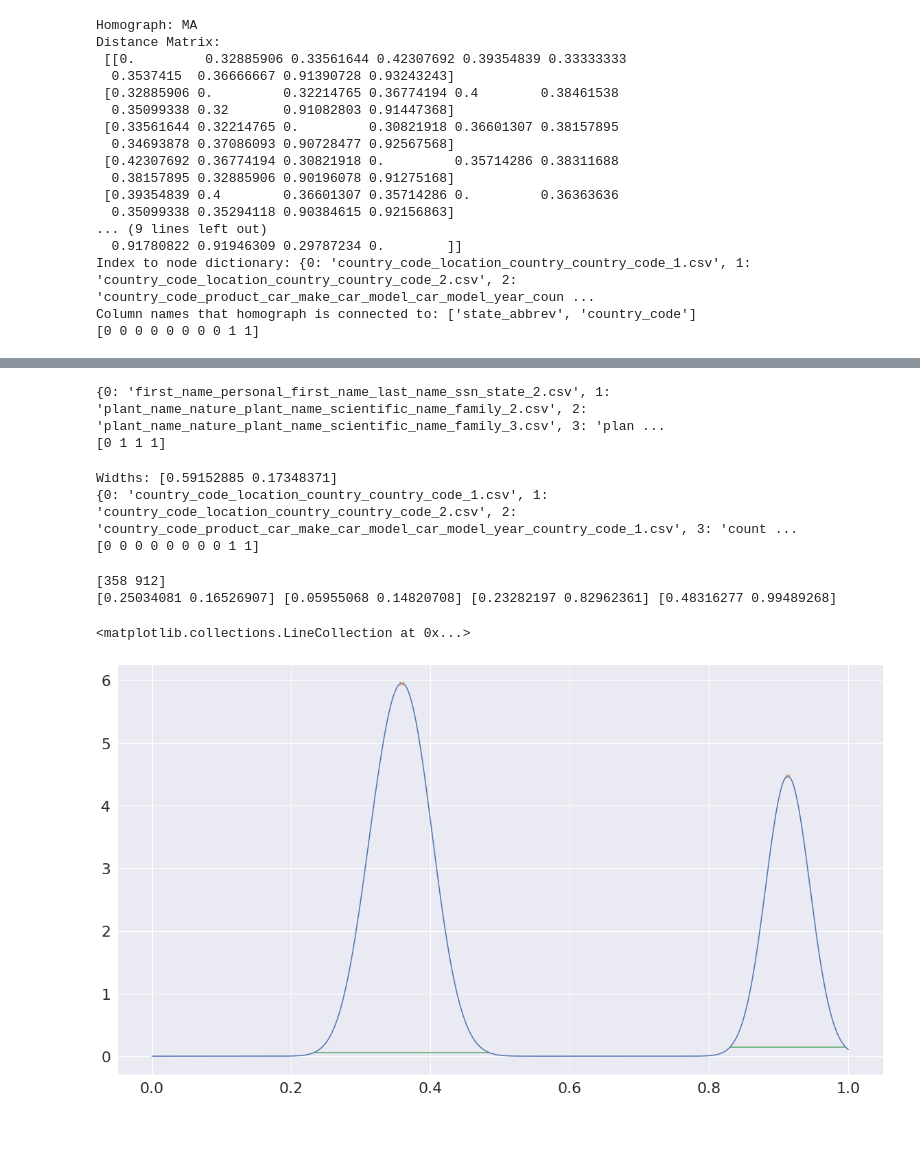
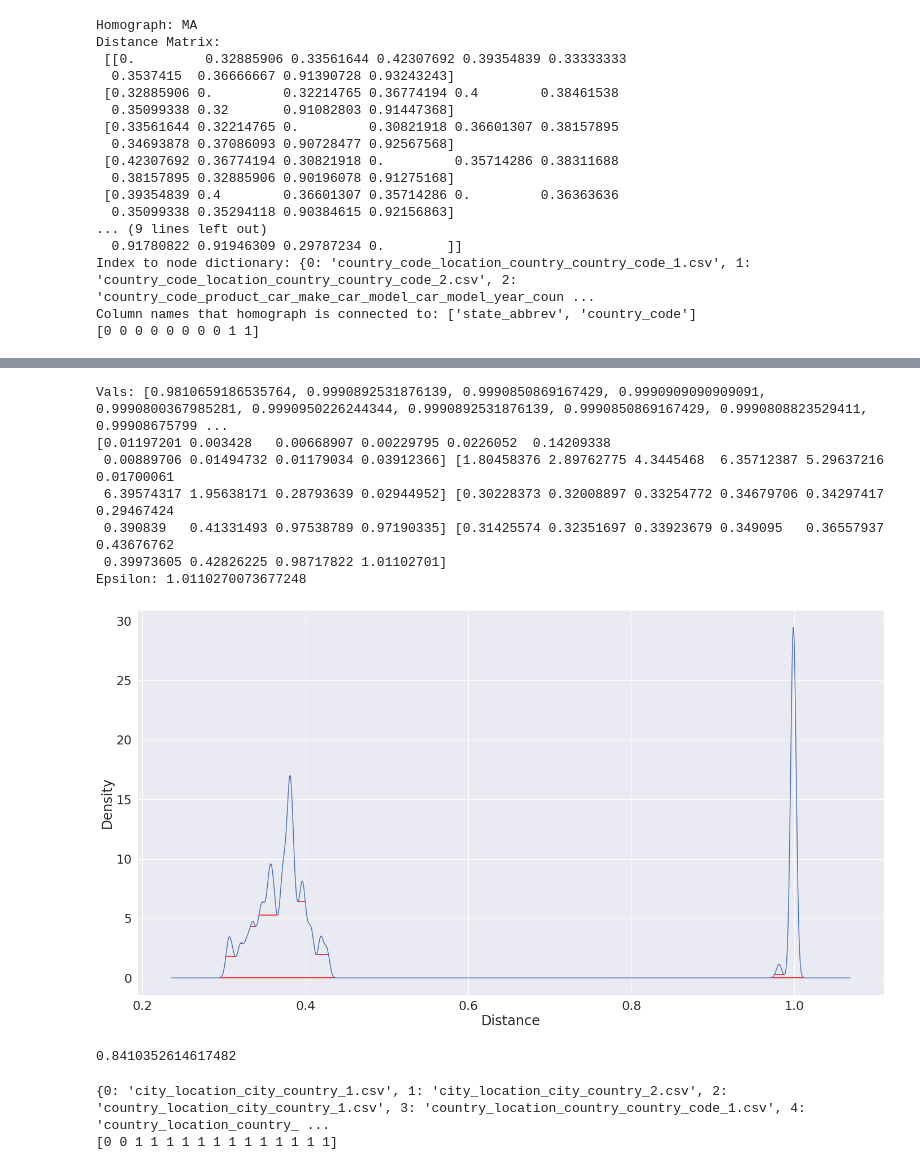
Before and after one commit to northeastern-datalab/domain_net, a Jupyter notebook: network_analysis/notebooks/num_meanings/pairwise_measures.ipynb, the cells around one changed output, grey strips where cells are left out. Saved outputs shown, nothing was run; the diff lists cells and outputs as text; code cells hidden in the pictures; blank space fills up the shorter version.

Commit message:
Updated Epsilon computation

```diff
--- a/network_analysis/notebooks/num_meanings/pairwise_measures.ipynb
+++ b/network_analysis/notebooks/num_meanings/pairwise_measures.ipynb
@@ -316,0 +295,4 @@ plt.hlines(y=width_heights, xmin=x_mins, xmax=x_maxs, color="C2")
+# %%
+node = 'Jamaica'
+print(node_to_idx_dict[node])
+node_to_matrix_dict[node]
@@ -317,44 +318,36 @@ plt.hlines(y=width_heights, xmin=x_mins, xmax=x_maxs, color="C2")
+# %%
+num_samples=5000
+vals = get_vals_in_range(node_to_matrix_dict[node], lower_bound=0, upper_bound=1)
+density, samples, lower_bnd, upper_bnd = get_kde(vals, bandwidth_multiplier=20, num_samples=num_samples)
+
+widths, width_heights, left_pos, right_pos = get_peak_widths(density, lower_bnd, upper_bnd, num_samples=num_samples, rel_height=0.999)
+
+epsilon = max(right_pos)
+print('Vals:', vals)
+print(widths, width_heights, left_pos, right_pos)
+print('Epsilon:', epsilon)
+
+plt.plot(samples, density)
+plt.hlines(y=width_heights, xmin=left_pos, xmax=right_pos, colors='red')
+plt.xlabel('Distance');plt.ylabel('Density');plt.tight_layout()
+# %% [output]
+Vals: [0.9810659186535764, 0.9990892531876139, 0.9990850869167429, 0.9990909090909091, 0.9990800367985281, 0.9990950226244344, 0.9990892531876139, 0.9990850869167429, 0.9990808823529411, 0.99908675799 ...
+[0.01197201 0.003428   0.00668907 0.00229795 0.0226052  0.14209338
+ 0.00889706 0.01494732 0.01179034 0.03912366] [1.80458376 2.89762775 4.3445468  6.35712387 5.29637216 0.01700061
+ 6.39574317 1.95638171 0.28793639 0.02944952] [0.30228373 0.32008897 0.33254772 0.34679706 0.34297417 0.29467424
+ 0.390839   0.41331493 0.97538789 0.97190335] [0.31425574 0.32351697 0.33923679 0.349095   0.36557937 0.43676762
+ 0.39973605 0.42826225 0.98717822 1.01102701]
+Epsilon: 1.0110270073677248
+[figure, added]
+# %%
+epsilon = get_epsilon(node_to_matrix_dict[node], lower_bound=0, upper_bound=1, mode='kde', num_samples=1000, rel_height=0.999, bandwidth_multiplier=20)
+epsilon
+# %% [output]
+0.8410352614617482
 # %%
-epsilon = max(widths)
-labels = DBSCAN(min_samples=1, metric='precomputed', eps=0.98).fit_predict(node_to_matrix_dict['Palm'])
-print(node_to_idx_dict['Palm'])
+labels = DBSCAN(min_samples=1, metric='precomputed', eps=0.99).fit_predict(node_to_matrix_dict[node])
+print(node_to_idx_dict[node])
 print(labels)
 # %% [output]
-{0: 'first_name_personal_first_name_last_name_ssn_state_2.csv', 1: 'plant_name_nature_plant_name_scientific_name_family_2.csv', 2: 'plant_name_nature_plant_name_scientific_name_family_3.csv', 3: 'plan ...
-[0 1 1 1]
+{0: 'city_location_city_country_1.csv', 1: 'city_location_city_country_2.csv', 2: 'country_location_city_country_1.csv', 3: 'country_location_country_country_code_1.csv', 4: 'country_location_country_ ...
+[0 0 1 1 1 1 1 1 1 1 1 1 1 1 1]
-# %%
-widths = get_peak_widths(density, num_samples=num_samples, rel_height=1)
-print('Widths:', widths)
-
-# Set epsilon to the maximum peak width obtained
-epsilon = max(widths)
-
-labels = DBSCAN(min_samples=1, metric='precomputed', eps=0.36).fit_predict(node_to_matrix_dict['AZ'])
-print(node_to_idx_dict['AZ'])
-print(labels)
-# %% [output]
-Widths: [0.59152885 0.17348371]
-{0: 'country_code_location_country_country_code_1.csv', 1: 'country_code_location_country_country_code_2.csv', 2: 'country_code_product_car_make_car_model_car_model_year_country_code_1.csv', 3: 'count ...
-[0 0 0 0 0 0 0 0 1 1]
-# %%
-peaks, prop_dict = find_peaks(density)
-widths, width_heights, left_ips, right_ips = peak_widths(density, peaks, rel_height=0.99)
-
-# Convert the left_ips and right_ips from the sample space to the original space (0-1)
-widths = widths/num_samples
-x_mins = left_ips/num_samples
-x_maxs = right_ips/num_samples
-
-print(peaks)
-print(widths, width_heights, x_mins, x_maxs)
-# print(*results_half[1:])
-
-plt.plot(samples, density)
-plt.plot(samples[peaks], density[peaks], 'x')
-plt.hlines(y=width_heights, xmin=x_mins, xmax=x_maxs, color="C2")
-# print(samples[peaks])
-# %% [output]
-[358 912]
-[0.25034081 0.16526907] [0.05955068 0.14820708] [0.23282197 0.82962361] [0.48316277 0.99489268]
-<matplotlib.collections.LineCollection at 0x...>
-[figure, removed]
```
Also changed, not shown: parts of 9 cells of this notebook.
